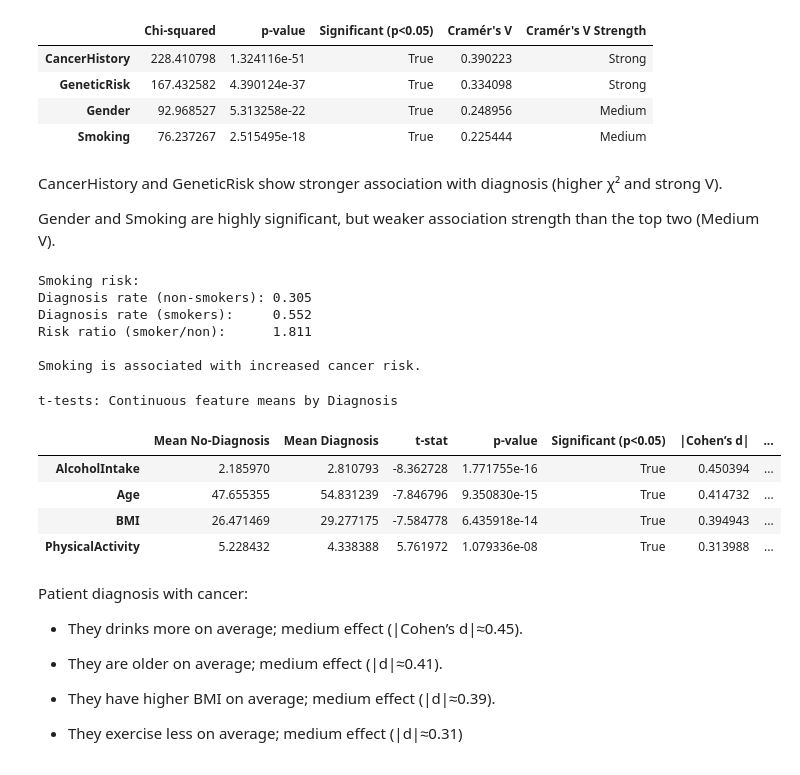
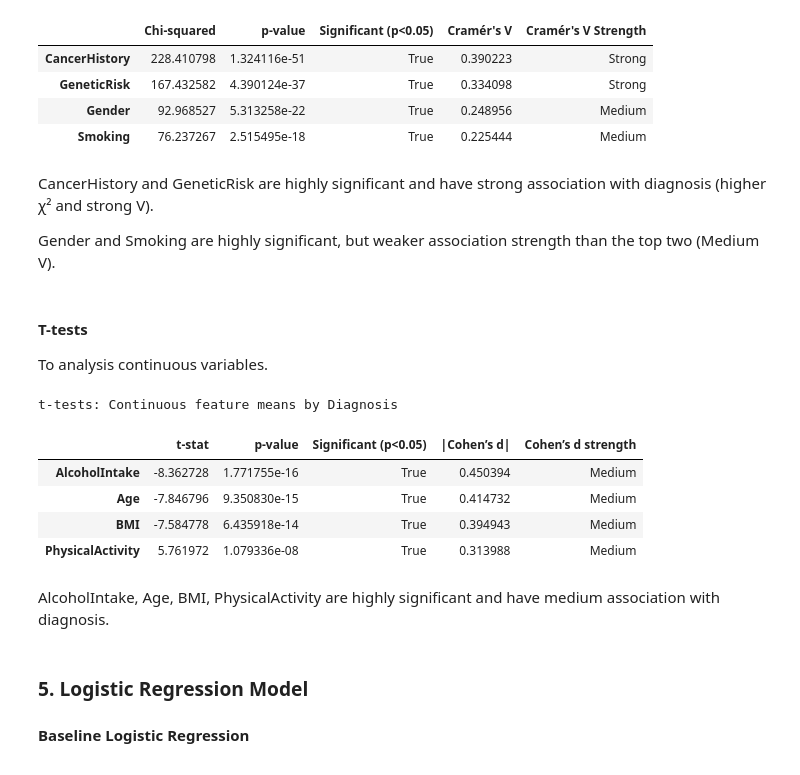
Before and after one commit to jasonyuki71/Cancer-Prediction, a Jupyter notebook: jupyter_notebook.ipynb, the cells around one changed output. Saved outputs shown, nothing was run; the diff lists cells and outputs as text; code cells hidden in the pictures.

```diff
--- a/jupyter_notebook.ipynb
+++ b/jupyter_notebook.ipynb
@@ -362,5 +365,4 @@ Save notebooks and export them to different formats like HTML or PDF.
 # %%
-# categorical (chi-squared)
 from scipy.stats import chi2_contingency, ttest_ind
 
 # 1) Chi-squared (categoricals)
@@ -383,7 +385,7 @@ for col in categorical_cols:
     chi2s.append({
         "Chi-squared": chi2,
         "p-value": p_value,
-        "Significant (p<0.05)": p_value < 0.5,
+        "Significant (p<0.05)": p_value < 0.05,
         "Cramér's V": cramer_v,
         "Cramér's V Strength": cramer_v_stength,
         })
@@ -399,83 +401,53 @@ Chi-squared tests: Categorical feature vs Diagnosis
 | Gender | 92.968527 | 5.313258e-22 | True | 0.248956 | Medium |
 | Smoking | 76.237267 | 2.515495e-18 | True | 0.225444 | Medium |
 # %% [markdown]
-CancerHistory and GeneticRisk show stronger association with diagnosis (higher χ² and strong V).
+CancerHistory and GeneticRisk are highly significant and have strong association with diagnosis (higher χ² and strong V).
 
 Gender and Smoking are highly significant, but weaker association strength than the top two (Medium V).
-# %%
-# Smoking-specific risk summary to answer: smoker vs non-smoker diagnosis difference
-smoking_diag = pd.crosstab(cancer["Smoking"], cancer["Diagnosis"])
-
-if set(smoking_diag.index) >= {0, 1} and set(smoking_diag.columns) >= {0, 1}:
-    risk_non_smoker = smoking_diag.loc[0, 1] / smoking_diag.loc[0].sum()
-    risk_smoker = smoking_diag.loc[1, 1] / smoking_diag.loc[1].sum()
-    risk_ratio = risk_smoker / risk_non_smoker if risk_non_smoker > 0 else np.nan
-
-    print("\nSmoking risk:")
-    print(f"Diagnosis rate (non-smokers): {risk_non_smoker:.3f}")
-    print(f"Diagnosis rate (smokers):     {risk_smoker:.3f}")
-    print(f"Risk ratio (smoker/non):      {risk_ratio:.3f}")
-
-    if risk_ratio > 1:
-        print("\nSmoking is associated with increased cancer risk.")
-    else:
-        print("\nSmoking is associated with decreased cancer risk.")
-# %% [output]
-Smoking risk:
-Diagnosis rate (non-smokers): 0.305
-Diagnosis rate (smokers):     0.552
-Risk ratio (smoker/non):      1.811
-
-Smoking is associated with increased cancer risk.
+# %% [markdown]
+#### T-tests
+To analysis continuous variables.
 # %%
-# T-tests (continuous tests)
 tests = []
 
 for col in continous_cols:
     group_no = cancer.loc[cancer["Diagnosis"] == 0, col].dropna()
     group_yes = cancer.loc[cancer["Diagnosis"] == 1, col].dropna()
 
     t_stat, p_value = ttest_ind(group_no, group_yes, equal_var=False)
 
     n1, n2 = len(group_no), len(group_yes)
     s1, s2 = group_no.std(ddof=1), group_yes.std(ddof=1)
     pooled_sd = np.sqrt(((n1 - 1) * s1**2 + (n2 - 1) * s2**2) / (n1 + n2 - 2))
 
     cohen_d = np.abs((group_yes.mean() - group_no.mean()) / pooled_sd) if pooled_sd > 0 else np.nan
     if cohen_d < 0.2:
         cohen_d_strength = 'Small'
     elif cohen_d < 0.5:
         cohen_d_strength = 'Medium'
     else:
         cohen_d_strength = 'Large'
 
     tests.append({
-        "Mean No-Diagnosis": group_no.mean(),
-        "Mean Diagnosis": group_yes.mean(),
         "t-stat": t_stat,
         "p-value": p_value,
-        "Significant (p<0.05)": p_value < 0.5,
+        "Significant (p<0.05)": p_value < 0.05,
         "|Cohen’s d|": cohen_d,
         "Cohen’s d strength": cohen_d_strength,
         })
 
 ttest_df = pd.DataFrame(tests, index=continous_cols).sort_values("p-value")
 print("\nt-tests: Continuous feature means by Diagnosis")
 display(ttest_df)
 # %% [output]
 t-tests: Continuous feature means by Diagnosis
-|  | Mean No-Diagnosis | Mean Diagnosis | t-stat | p-value | Significant (p<0.05) | |Cohen’s d| | ... |
-| AlcoholIntake | 2.185970 | 2.810793 | -8.362728 | 1.771755e-16 | True | 0.450394 | ... |
-| Age | 47.655355 | 54.831239 | -7.846796 | 9.350830e-15 | True | 0.414732 | ... |
-| BMI | 26.471469 | 29.277175 | -7.584778 | 6.435918e-14 | True | 0.394943 | ... |
-| PhysicalActivity | 5.228432 | 4.338388 | 5.761972 | 1.079336e-08 | True | 0.313988 | ... |
+|  | t-stat | p-value | Significant (p<0.05) | |Cohen’s d| | Cohen’s d strength |
+| AlcoholIntake | -8.362728 | 1.771755e-16 | True | 0.450394 | Medium |
+| Age | -7.846796 | 9.350830e-15 | True | 0.414732 | Medium |
+| BMI | -7.584778 | 6.435918e-14 | True | 0.394943 | Medium |
+| PhysicalActivity | 5.761972 | 1.079336e-08 | True | 0.313988 | Medium |
 # %% [markdown]
-Patient diagnosis with cancer:
-
-- They drinks more on average; medium effect (|Cohen’s d|≈0.45).
-
-- They are older on average; medium effect (|d|≈0.41).
-
-- They have higher BMI on average; medium effect (|d|≈0.39).
-
-- They exercise less on average; medium effect (|d|≈0.31)
+AlcoholIntake, Age, BMI, PhysicalActivity are highly significant and have medium association with diagnosis.
+# %% [markdown]
+### 5. Logistic Regression Model
+#### Baseline Logistic Regression
```
Also changed, not shown: parts of 30 cells of this notebook, 4 other files.
